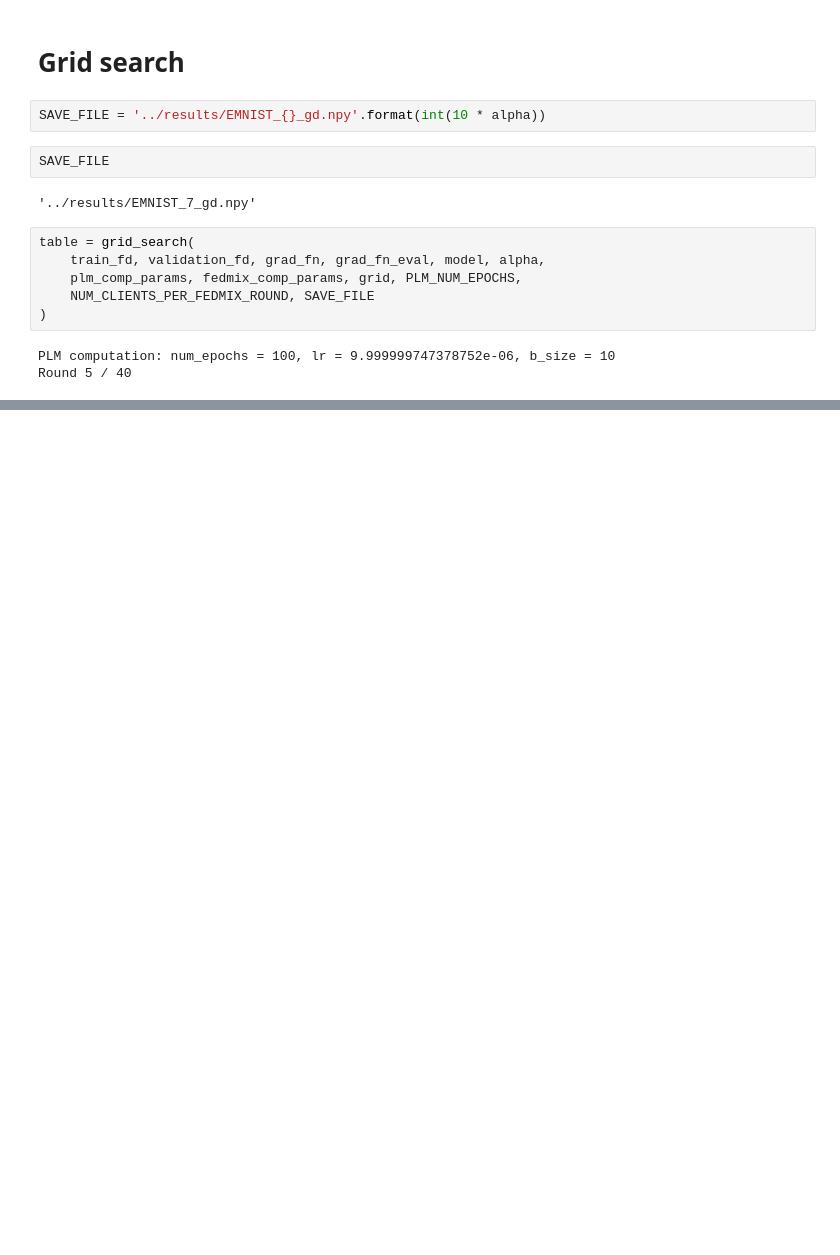
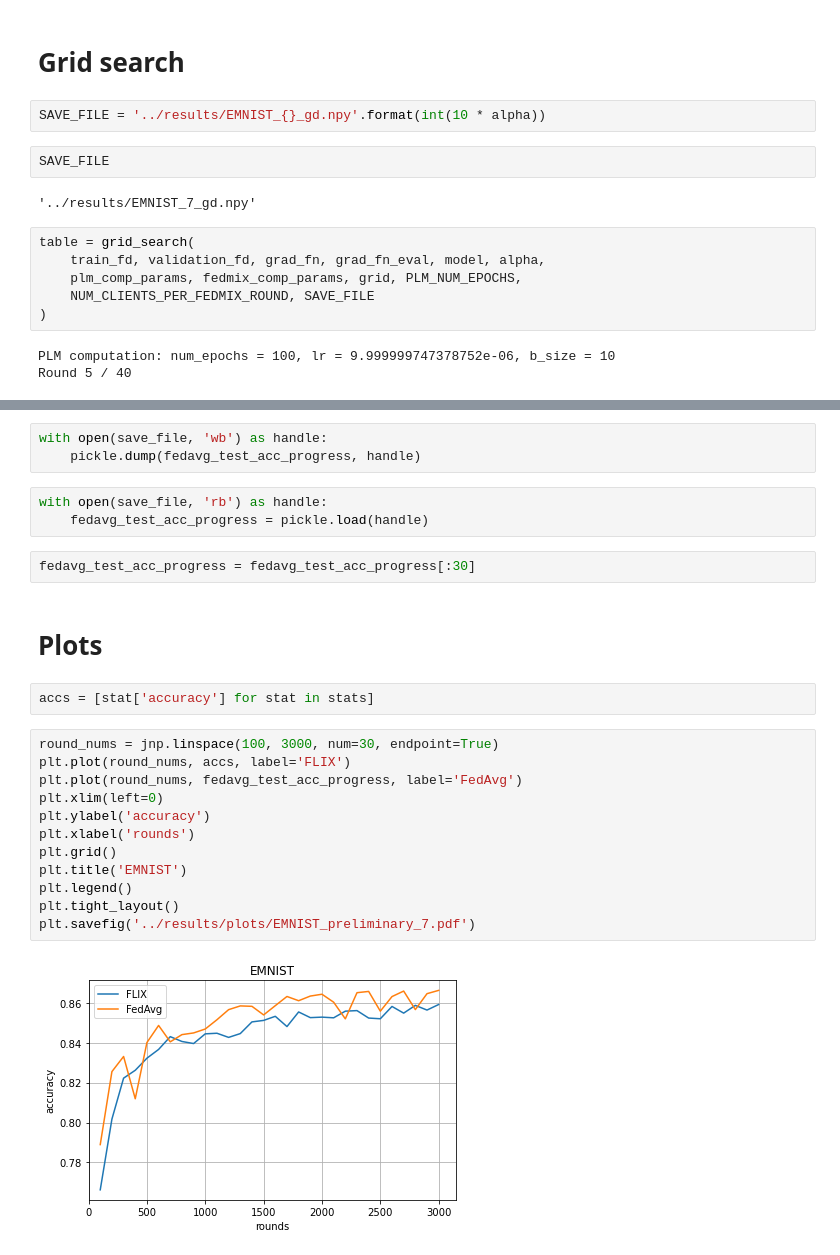
Before and after one commit to gaseln/flix_on_fedjax, a Jupyter notebook: notebooks/EMNIST.ipynb, the cells around one changed output, grey strips where cells are left out. Drawn from its saved outputs; the diff is of its cells as text; blank space fills up the shorter version.

```diff
--- a/notebooks/EMNIST.ipynb
+++ b/notebooks/EMNIST.ipynb
@@ -102,0 +206,26 @@ jnp.unravel_index(jnp.argmax(table), table.shape)
+# %%
+with open(save_file, 'wb') as handle:
+    pickle.dump(fedavg_test_acc_progress, handle)
+# %%
+with open(save_file, 'rb') as handle:
+    fedavg_test_acc_progress = pickle.load(handle)
+# %%
+fedavg_test_acc_progress = fedavg_test_acc_progress[:30]
+# %% [markdown]
+# Plots
+# %%
+accs = [stat['accuracy'] for stat in stats]
+# %%
+round_nums = jnp.linspace(100, 3000, num=30, endpoint=True)
+plt.plot(round_nums, accs, label='FLIX')
+plt.plot(round_nums, fedavg_test_acc_progress, label='FedAvg')
+plt.xlim(left=0)
+plt.ylabel('accuracy')
+plt.xlabel('rounds')
+plt.grid()
+plt.title('EMNIST')
+plt.legend()
+plt.tight_layout()
+plt.savefig('../results/plots/EMNIST_preliminary_7.pdf')
+# %% [output]
+[figure, added]
```
Also changed, not shown: parts of 25 cells of this notebook, 1 other file.
